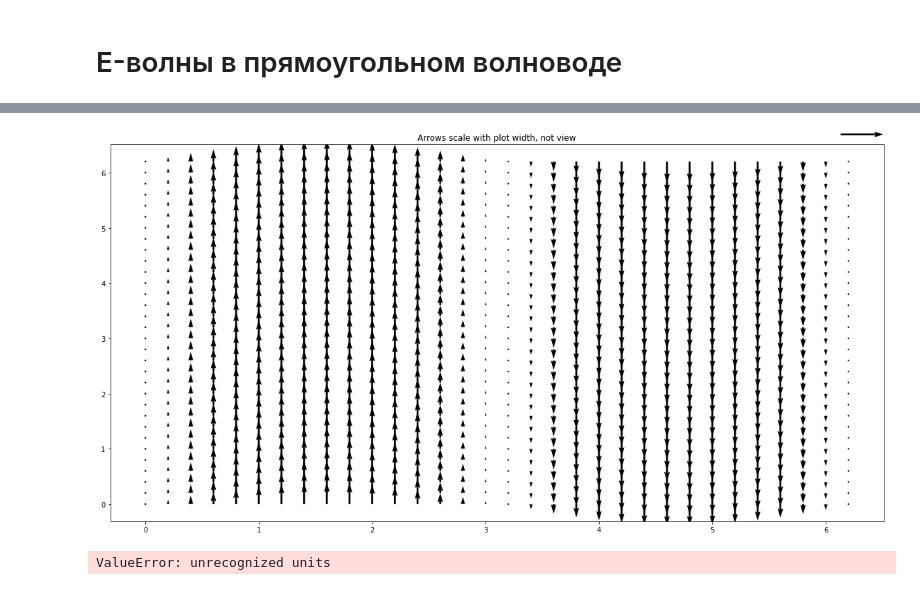
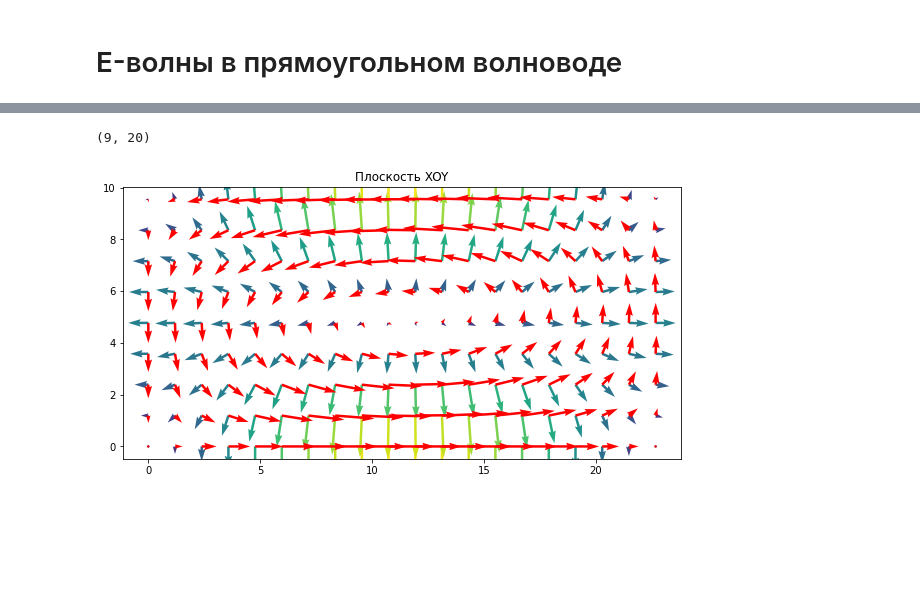
Before and after one commit to MargaritaWraith/FDTD, a Jupyter notebook: Поле в волноводе.ipynb, the cells around one changed output, grey strips where cells are left out. Drawn from its saved outputs; the diff is of its cells as text; code cells hidden in the pictures; blank space fills up the shorter version.

```diff
--- a/Поле в волноводе.ipynb
+++ b/Поле в волноводе.ipynb
@@ -46,6 +57,7 @@ omega = k * v_phase
 # E-волны в прямоугольном волноводе
 # %%
 # Матрица координат
-x = np.arange(0, a, lambda_v/100)
-y = np.arange(0, b, lambda_v/100)
-z = np.arange(0, 2* lambda_v, lambda_v/100)
+x = np.arange(0, a, lambda_v/10)
+y = np.arange(0, b, lambda_v/10)
+z = np.arange(0, 4 * lambda_v, lambda_v/10)
+len(z)
@@ -53,26 +67,26 @@ z = np.arange(0, 2* lambda_v, lambda_v/100)
 E0z = 1 # В/м
 
 # Структура поля волны Emn
-def Ex(x, y, z):
+def getEx(x, y, z):
     Ex = - ((1j * k * gamma_x)/(gamma_normal**2)) * E0z * np.cos(gamma_x * x) * np.sin(gamma_y * y) * np.exp(-1j * k * z)
     return Ex
 
-def Ey(x, y, z):
+def getEy(x, y, z):
     Ey = - ((1j * k * gamma_y)/(gamma_normal**2)) * E0z * np.sin(gamma_x * x) * np.cos(gamma_y * y) * np.exp(-1j * k * z)
     return Ey
 
-def Ez(x, y, z):
+def getEz(x, y, z):
     Ez = E0z * np.sin(gamma_x * x) * np.sin(gamma_y * y) * np.exp(-1j * k * z)
     return Ez
 
-def Hx(x, y, z):
+def getHx(x, y, z):
     Hx = ((1j * omega * eps * gamma_y)/(gamma_normal**2)) * E0z * np.sin(gamma_x * x) * np.cos(gamma_y * y) * np.exp(-1j * k * z)
     return Hx
 
-def Hy(x, y, z):
+def getHy(x, y, z):
     Hy = - ((1j * omega * eps * gamma_x)/(gamma_normal**2)) * E0z * np.cos(gamma_x * x) * np.sin(gamma_y * y) * np.exp(-1j * k * z)
     return Hy
 
-def Hz(x, y, z):
+def getHz(x, y, z):
     Hz = x * 0 + y * 0 + z * 0
     return Hz
@@ -93,33 +93,28 @@ plt.show()
-# %%
-X, Y = np.meshgrid(np.arange(0, 2 * np.pi, .2), np.arange(0, 2 * np.pi, .2))
-U = np.cos(X) * 0
-V = np.sin(X)
-
-
-plt.figure(figsize=(20,10))
-plt.title('Arrows scale with plot width, not view')
-Q = plt.quiver(X, Y, U, V, units='width')
-qk = plt.quiverkey(Q, 0.9, 0.9, 2, r'$2 \frac{m}{s}$', labelpos='E',
-                   coordinates='figure')
-
-plt.figure(figsize=(20,10))
-plt.title("pivot='mid'; every third arrow; units='inches'")
-Q = plt.quiver(X[::3, ::3], Y[::3, ::3], U[::3, ::3], V[::3, ::3],
-               pivot='mid', units='cm')
-qk = plt.quiverkey(Q, 0.9, 0.9, 1, r'$1 \frac{m}{s}$', labelpos='E',
-                   coordinates='figure')
-plt.scatter(X[::3, ::3], Y[::3, ::3], color='r', s=5)
-
-plt.figure(figsize=(20,10))
-plt.title("pivot='tip'; scales with x view")
-M = np.hypot(U, V)
-Q = plt.quiver(X, Y, U, V, M, units='x', pivot='tip', width=0.022,
-               scale=1 / 0.15)
-qk = plt.quiverkey(Q, 0.9, 0.9, 1, r'$1 \frac{m}{s}$', labelpos='E',
-                   coordinates='figure')
-plt.scatter(X, Y, color='k', s=5)
-
-plt.show()
-# %% [output]
-[figure, removed]
-ValueError: unrecognized units
+# %%
+Xz0, Yz0 = np.meshgrid(x, y)
+np.shape(Xz0)
+# %% [output]
+(9, 20)
+# %%
+z0 = lambda_v*0 + 0.0001 # координата поперечного сечения
+
+Ex_z0 = getEx(Xz0, Yz0, z0)
+Ey_z0 = getEy(Xz0, Yz0, z0)
+Hx_z0 = getHx(Xz0, Yz0, z0)
+Hy_z0 = getHy(Xz0, Yz0, z0)
+
+Ex_z0 = np.real(Ex_z0)
+Ey_z0 = np.real(Ey_z0)
+Hx_z0 = np.real(Hx_z0)
+Hy_z0 = np.real(Hy_z0)
+
+fig, ax = plt.subplots(1, 1, figsize=(10,5))
+ax.set_title('Плоскость XOY')
+C = np.sqrt(Ex_z0**2 + Ey_z0**2)
+ax.quiver(Xz0, Yz0, Ex_z0, Ey_z0, C)
+C1 = np.sqrt(Hx_z0**2 + Hy_z0**2)
+ax.quiver(Xz0, Yz0, Hx_z0, Hy_z0, color = 'red')
+
+plt.show()
+# %% [output]
+[figure, added]
```
Also changed, not shown: parts of 11 cells of this notebook.
